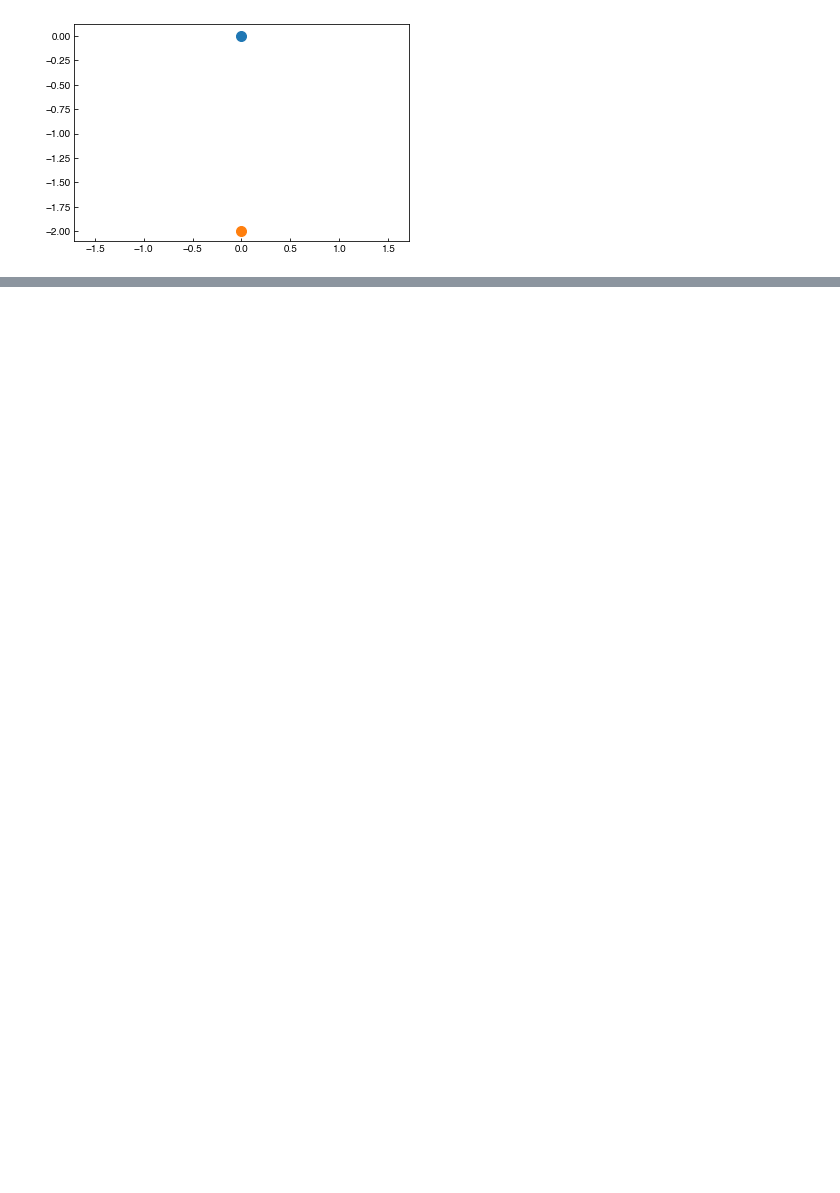
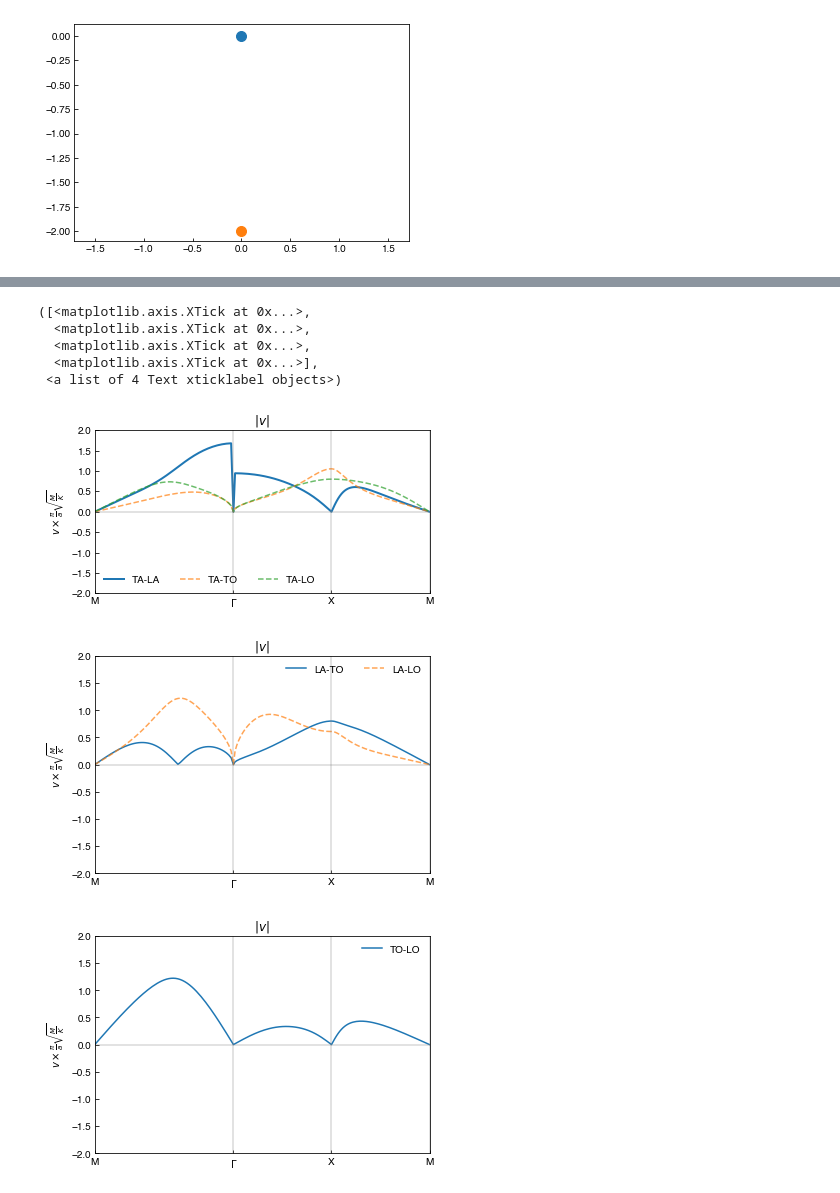
Before and after one commit to KitchenSong/2dgf, a Jupyter notebook: square.ipynb, the cells around one changed output, grey strips where cells are left out. Drawn from its saved outputs; the diff is of its cells as text; code cells hidden in the pictures; blank space fills up the shorter version.

```diff
--- a/square.ipynb
+++ b/square.ipynb
@@ -818,0 +1241,49 @@ plt.show()
+# %%
+plt.figure(figsize=(6,3))
+plt.plot(xq,np.sqrt(datav2[:,0,0,1].real**2+datav2[:,1,0,1].real**2),'-',label='TA-LA',lw=2) # 'b'
+plt.plot(xq,np.sqrt(datav2[:,0,0,2].real**2+datav2[:,1,0,2].real**2),'--',label='TA-TO',alpha=0.7) # 'b'
+plt.plot(xq,np.sqrt(datav2[:,0,0,3].real**2+datav2[:,1,0,3].real**2),'--',label='TA-LO',alpha=0.7) # 'b'
+plt.legend(ncol=4)
+plt.axvline(xq[nq1//2],c='grey',alpha=0.3)
+plt.axvline(xq[nq1],c='grey',alpha=0.3)
+plt.axvline(xq[nq-1],c='grey',alpha=0.3)
+plt.axhline(0,c='grey',alpha=0.3)
+plt.xlim([0,xq[-1]])
+plt.ylim([-2,2])
+plt.title(r'$|v|$')
+plt.xticks([xq[0], xq[nq1//2], xq[nq1],xq[nq-1]], ['M', '$\Gamma$', 'X','M'])
+plt.ylabel(r'$v \times\frac{\pi}{a}\sqrt{\frac{M}{K}}$')
+plt.figure()
+plt.plot(xq,np.sqrt(datav2[:,0,1,2].real**2+datav2[:,1,1,2].real**2),'-',label='LA-TO') # 'b'
+plt.plot(xq,np.sqrt(datav2[:,0,1,3].real**2+datav2[:,1,1,3].real**2),'--',label='LA-LO',alpha=0.7) # 'b'
+plt.legend(ncol=4)
+plt.axvline(xq[nq1//2],c='grey',alpha=0.3)
+plt.axvline(xq[nq1],c='grey',alpha=0.3)
+plt.axvline(xq[nq-1],c='grey',alpha=0.3)
+plt.axhline(0,c='grey',alpha=0.3)
+plt.xlim([0,xq[-1]])
+plt.ylim([-2,2])
+plt.title(r'$|v|$')
+plt.xticks([xq[0], xq[nq1//2], xq[nq1],xq[nq-1]], ['M', '$\Gamma$', 'X','M'])
+plt.ylabel(r'$v \times\frac{\pi}{a}\sqrt{\frac{M}{K}}$')
+plt.figure()
+plt.plot(xq,np.sqrt(datav2[:,0,2,3].real**2+datav2[:,1,2,3].real**2),'-',label='TO-LO') # 'b'
+plt.legend(ncol=4)
+plt.axvline(xq[nq1//2],c='grey',alpha=0.3)
+plt.axvline(xq[nq1],c='grey',alpha=0.3)
+plt.axvline(xq[nq-1],c='grey',alpha=0.3)
+plt.axhline(0,c='grey',alpha=0.3)
+plt.xlim([0,xq[-1]])
+plt.ylim([-2,2])
+plt.title(r'$|v|$')
+plt.ylabel(r'$v \times\frac{\pi}{a}\sqrt{\frac{M}{K}}$')
+plt.xticks([xq[0], xq[nq1//2], xq[nq1],xq[nq-1]], ['M', '$\Gamma$', 'X','M'])
+# %% [output]
+([<matplotlib.axis.XTick at 0x...>,
+  <matplotlib.axis.XTick at 0x...>,
+  <matplotlib.axis.XTick at 0x...>,
+  <matplotlib.axis.XTick at 0x...>],
+ <a list of 4 Text xticklabel objects>)
+[figure, added]
+[figure, added]
+[figure, added]
```
Also changed, not shown: parts of 5 cells of this notebook.
